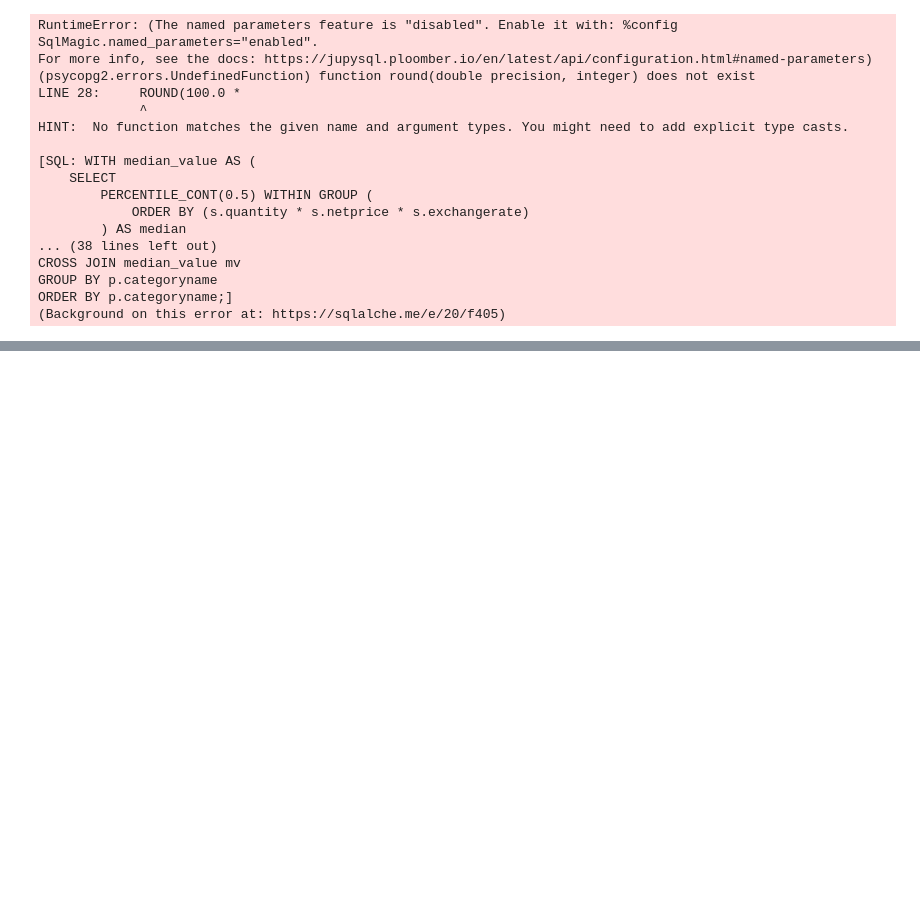
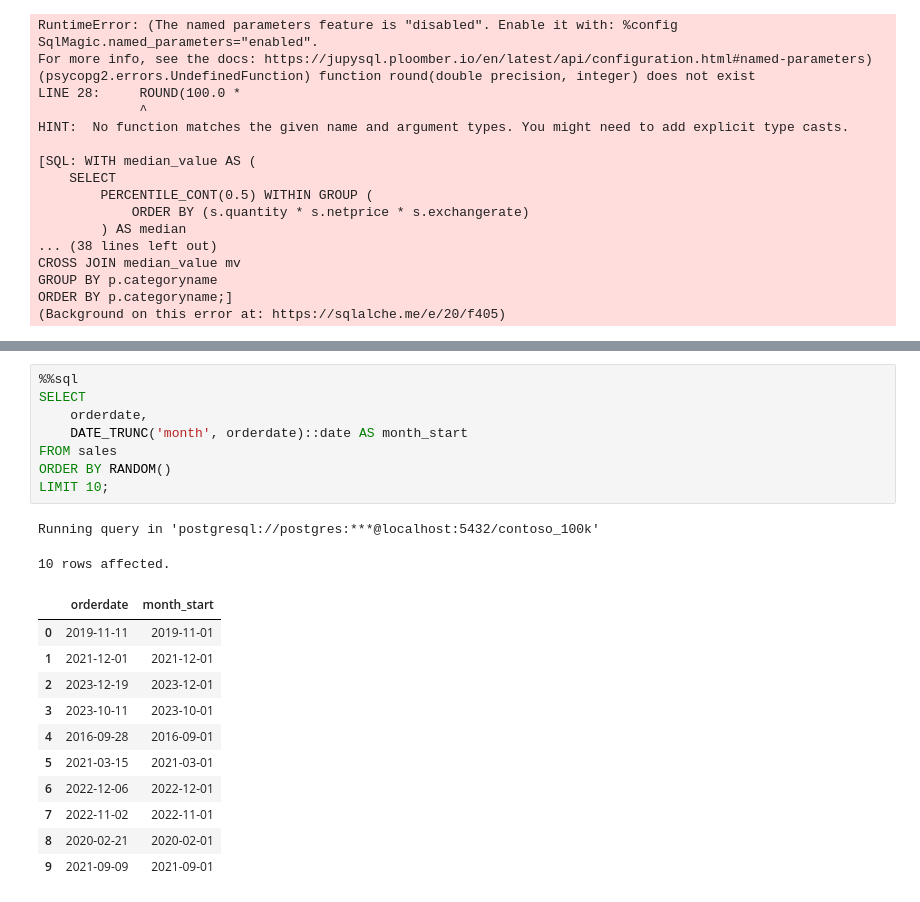
Before and after one commit to nayeemtalukder1/Data-Science-Algorithms, a Jupyter notebook: Resources/Blank_SQL_Notebook.ipynb, the cells around one changed output, grey strips where cells are left out. Cells and saved outputs as stored; diff of their text form; blank space fills up the shorter version.

```diff
--- a/Resources/Blank_SQL_Notebook.ipynb
+++ b/Resources/Blank_SQL_Notebook.ipynb
@@ -1064,0 +1088,22 @@ ORDER BY p.categoryname;]
+# %%
+%%sql
+SELECT
+    orderdate,
+    DATE_TRUNC('month', orderdate)::date AS month_start
+FROM sales
+ORDER BY RANDOM()
+LIMIT 10;
+# %% [output]
+Running query in 'postgresql://postgres:***@localhost:5432/contoso_100k'
+10 rows affected.
+|  | orderdate | month_start |
+| 0 | 2019-11-11 | 2019-11-01 |
+| 1 | 2021-12-01 | 2021-12-01 |
+| 2 | 2023-12-19 | 2023-12-01 |
+| 3 | 2023-10-11 | 2023-10-01 |
+| 4 | 2016-09-28 | 2016-09-01 |
+| 5 | 2021-03-15 | 2021-03-01 |
+| 6 | 2022-12-06 | 2022-12-01 |
+| 7 | 2022-11-02 | 2022-11-01 |
+| 8 | 2020-02-21 | 2020-02-01 |
+| 9 | 2021-09-09 | 2021-09-01 |
```
Also changed, not shown: parts of 4 cells of this notebook.
